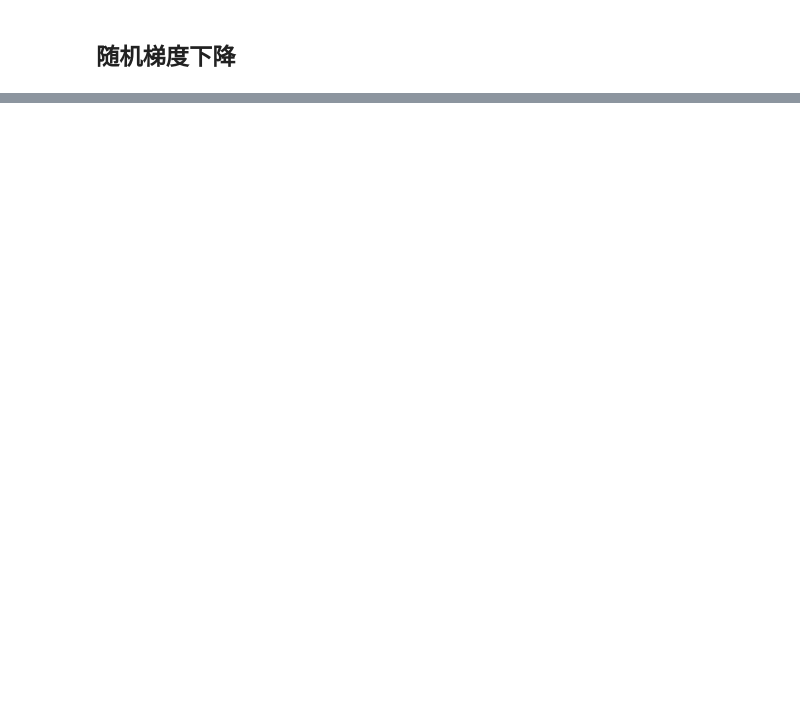
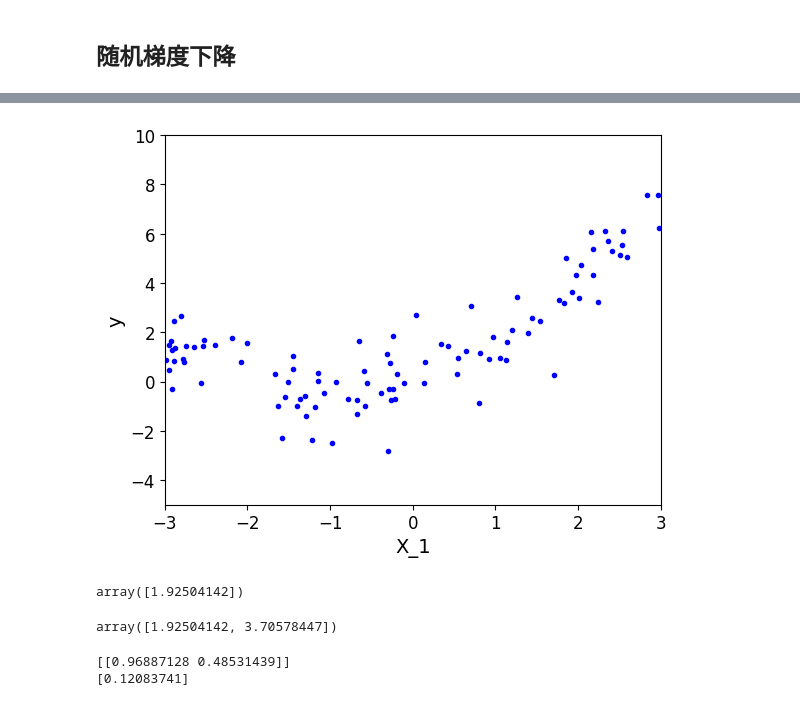
Before and after one commit to Undefined6608/PythonStudy, a Jupyter notebook: src/3.线性回归目标分析.ipynb, the cells around one changed output, grey strips where cells are left out. Drawn from its saved outputs; the diff is of its cells as text; code cells hidden in the pictures; blank space fills up the shorter version.

```diff
--- a/src/3.线性回归目标分析.ipynb
+++ b/src/3.线性回归目标分析.ipynb
@@ -146,0 +255,39 @@ n_epochs = 50
+# %%
+m = 100
+X = 6 * np.random.rand(m,1) - 3
+y = 0.5 * X ** 2 + X + np.random.randn(m,1)
+# %%
+plt.plot(
+    X,
+    y,
+    "b."
+)
+
+plt.xlabel("X_1")
+plt.ylabel("y"),
+plt.axis([-3,3,-5,10])
+plt.show()
+# %% [output]
+[figure, added]
+# %%
+from sklearn.preprocessing import PolynomialFeatures
+
+poly_features = PolynomialFeatures(degree=2, include_bias=False)
+X_poly = poly_features.fit_transform(X)
+
+X[0]
+# %% [output]
+array([1.92504142])
+# %%
+X_poly[0]
+# %% [output]
+array([1.92504142, 3.70578447])
+# %%
+from sklearn.linear_model import LinearRegression
+linearRegression = LinearRegression()
+linearRegression.fit(X_poly,y)
+print(linearRegression.coef_)
+print(linearRegression.intercept_)
+# %% [output]
+[[0.96887128 0.48531439]]
+[0.12083741]
```
Also changed, not shown: parts of 39 cells of this notebook, 7 other files.
